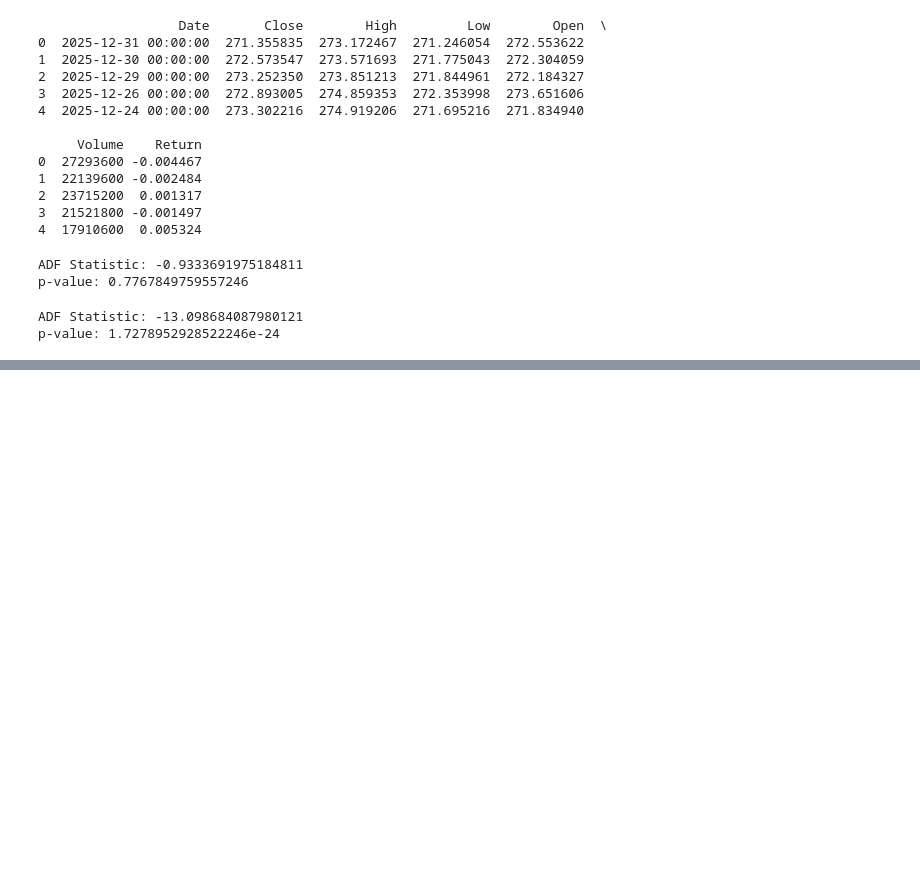
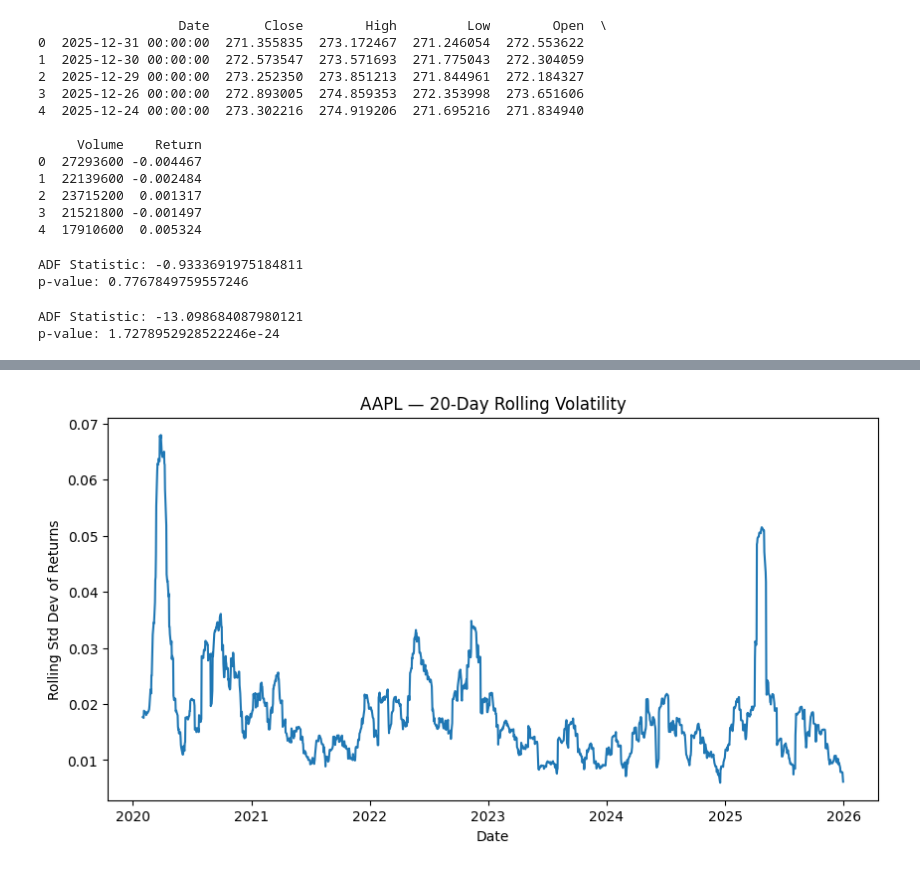
Before and after one commit to SimonSchmitzRafael/econ-portfolio, a Jupyter notebook: project1_volatility/01_data_collection.ipynb, the cells around one changed output, grey strips where cells are left out. Saved outputs shown, nothing was run; the diff lists cells and outputs as text; code cells hidden in the pictures; blank space fills up the shorter version.

Commit message:
Add 20-day rolling volatility, confirm clustering around COVID and 2025 spike

```diff
--- a/project1_volatility/01_data_collection.ipynb
+++ b/project1_volatility/01_data_collection.ipynb
@@ -106,3 +106,6 @@ print("p-value:", result_return[1])
 # %% [output]
 ADF Statistic: -13.098684087980121
 p-value: 1.7278952928522246e-24
+# %%
+data['RollingVol'] = data['Return'].rolling(window=20).std()#calculates the standard deviation of every 20 day window
+data[['Return', 'RollingVol']]
@@ -108,0 +127,9 @@ p-value: 1.7278952928522246e-24
+# %%
+plt.figure(figsize=(10, 5))
+plt.plot(data.index, data['RollingVol'])
+plt.title(f"{ticker} — 20-Day Rolling Volatility")
+plt.xlabel("Date")
+plt.ylabel("Rolling Std Dev of Returns")
+plt.show()
+# %% [output]
+[figure, added]
```
Also changed, not shown: parts of 1 cell of this notebook.
